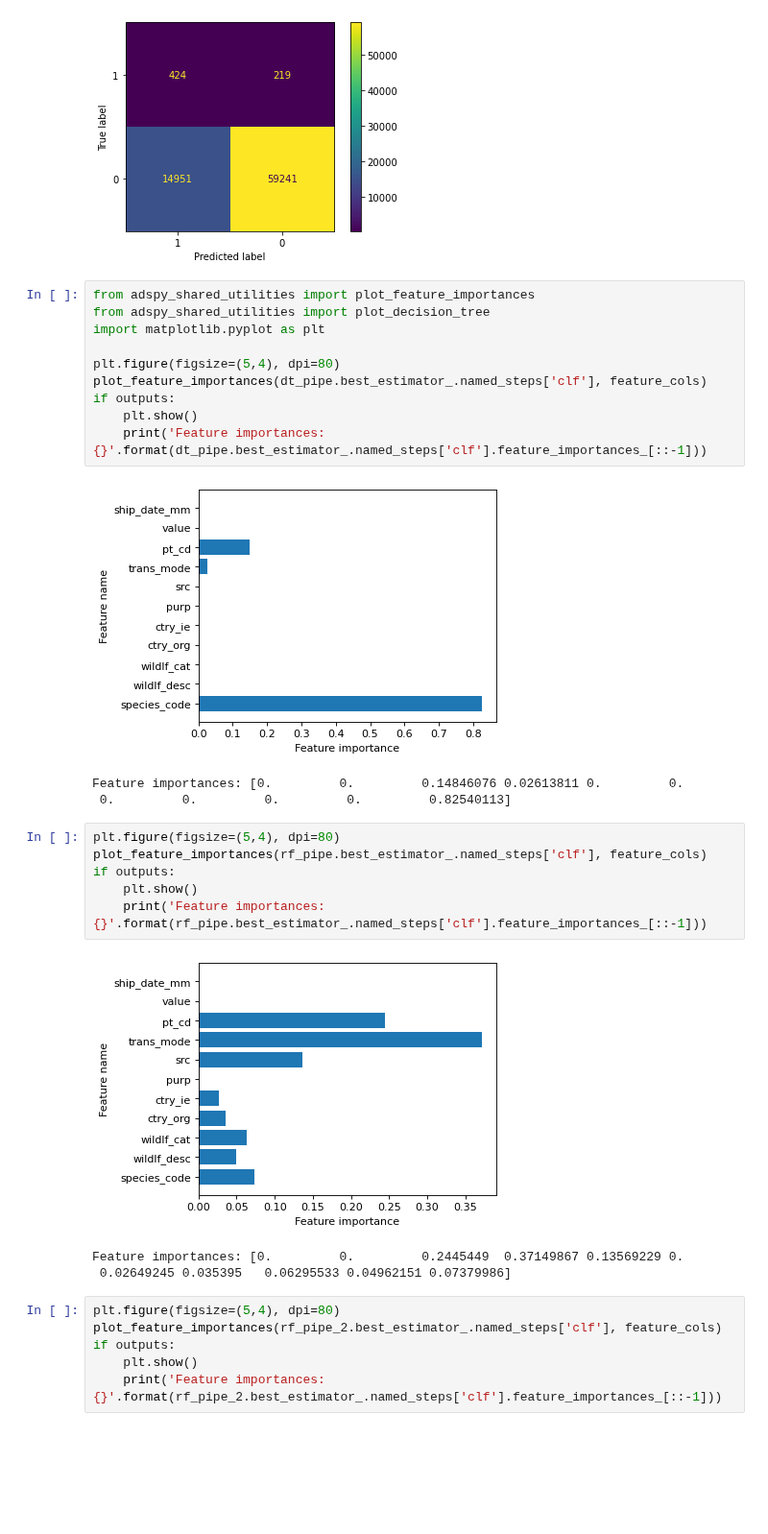
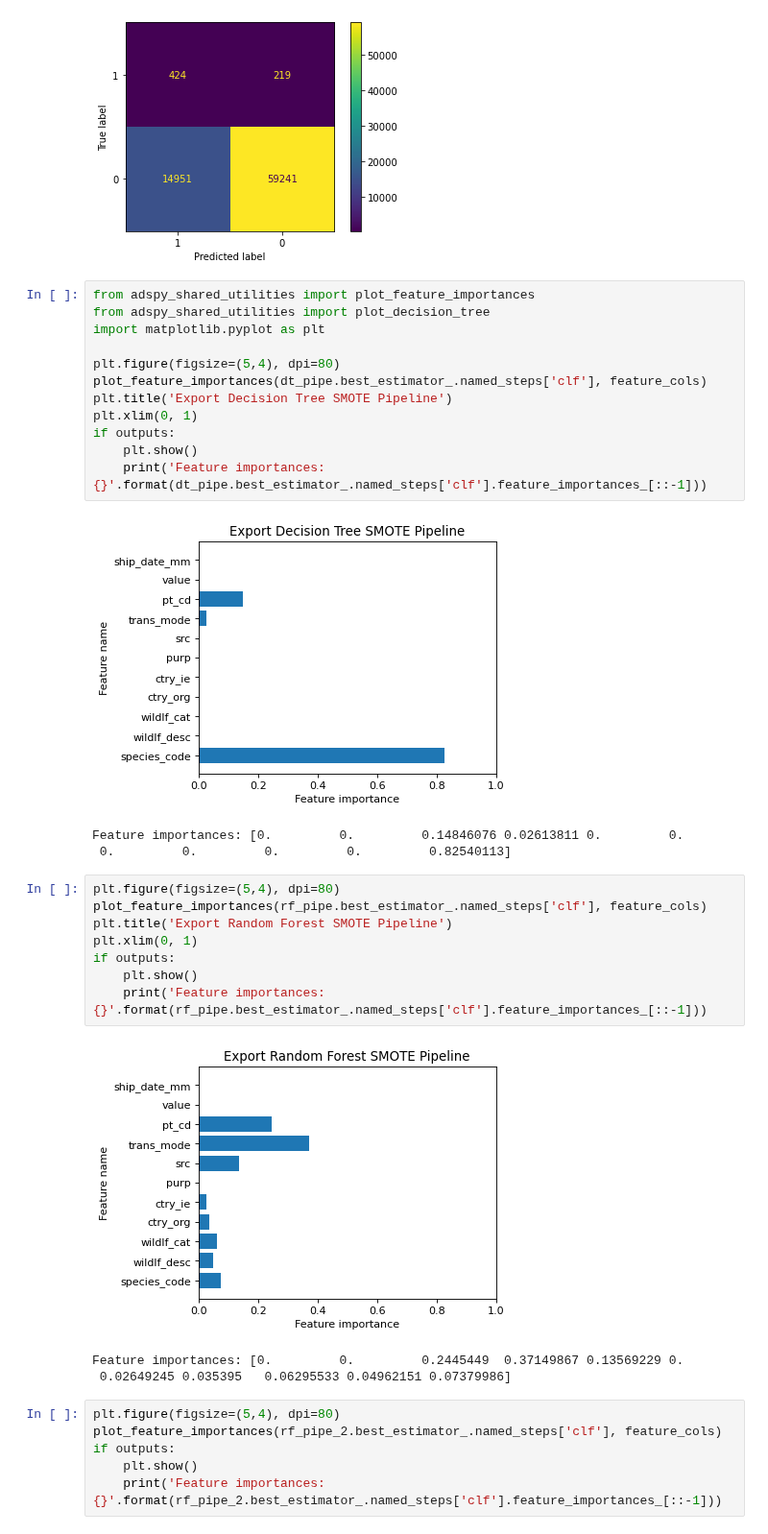
Before and after one commit to YinterestingProjects/milestone_2, a Jupyter notebook: modeling/5_tuning_export_SMOTE_DecisionTree2.ipynb, the cells around one changed output. Shown at 96% size. Saved outputs shown, nothing was run; the diff lists cells and outputs as text; blank space fills up the shorter version.

```diff
--- a/modeling/5_tuning_export_SMOTE_DecisionTree2.ipynb
+++ b/modeling/5_tuning_export_SMOTE_DecisionTree2.ipynb
@@ -284,21 +284,25 @@ import matplotlib.pyplot as plt
 
 plt.figure(figsize=(5,4), dpi=80)
 plot_feature_importances(dt_pipe.best_estimator_.named_steps['clf'], feature_cols)
+plt.title('Export Decision Tree SMOTE Pipeline')
+plt.xlim(0, 1)
 if outputs:
     plt.show()
     print('Feature importances: {}'.format(dt_pipe.best_estimator_.named_steps['clf'].feature_importances_[::-1]))
 # %% [output]
-[figure, old version]
+[figure, new version]
 Feature importances: [0.         0.         0.14846076 0.02613811 0.         0.
  0.         0.         0.         0.         0.82540113]
 # %%
 plt.figure(figsize=(5,4), dpi=80)
 plot_feature_importances(rf_pipe.best_estimator_.named_steps['clf'], feature_cols)
+plt.title('Export Random Forest SMOTE Pipeline')
+plt.xlim(0, 1)
 if outputs:
     plt.show()
     print('Feature importances: {}'.format(rf_pipe.best_estimator_.named_steps['clf'].feature_importances_[::-1]))
 # %% [output]
-[figure, old version]
+[figure, new version]
 Feature importances: [0.         0.         0.2445449  0.37149867 0.13569229 0.
  0.02649245 0.035395   0.06295533 0.04962151 0.07379986]
 # %%
```
Also changed, not shown: 8 other files.
